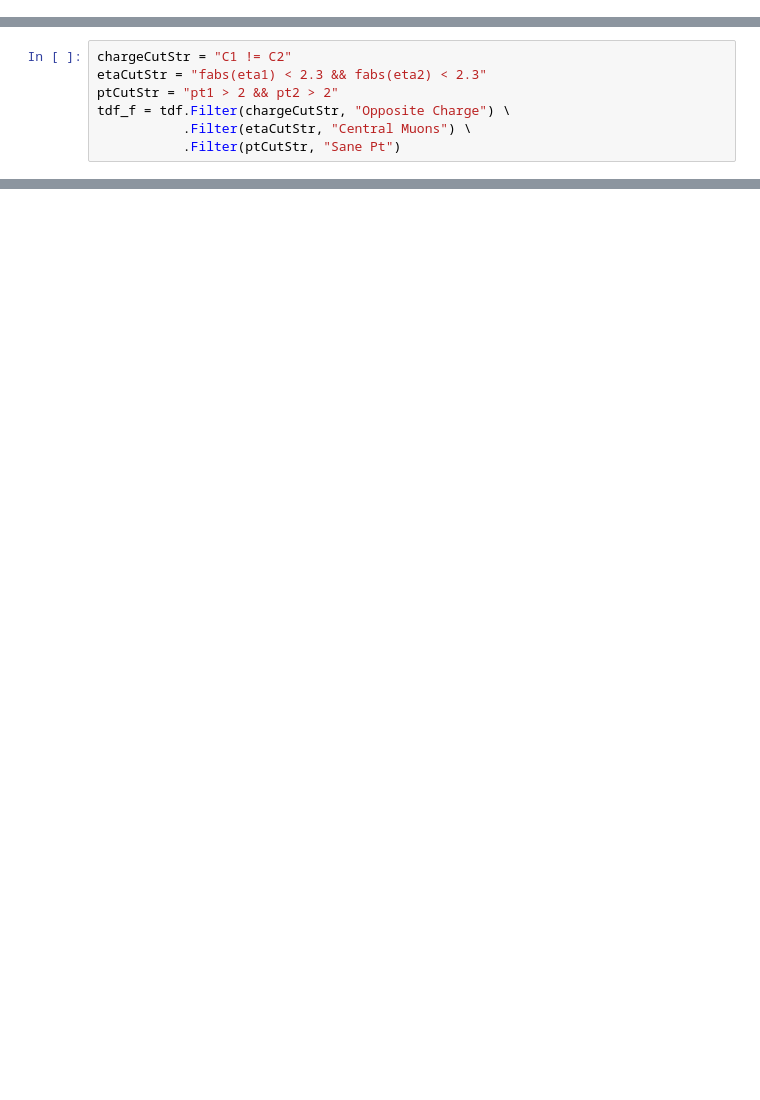
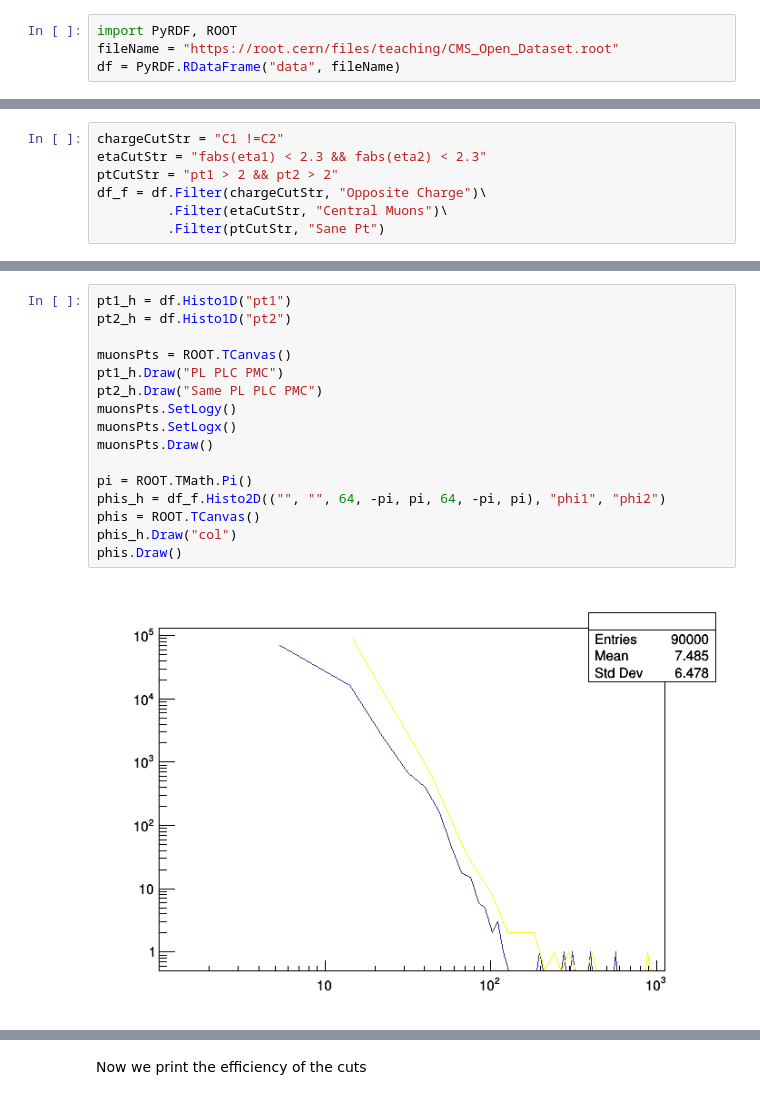
Before and after one commit to vepadulano/PyRDF, a Jupyter notebook: demos/RDF_demo.ipynb, the cells around one changed output, grey strips where cells are left out. Drawn from its saved outputs; the diff is of its cells as text; blank space fills up the shorter version.

```diff
--- a/demos/RDF_demo.ipynb
+++ b/demos/RDF_demo.ipynb
@@ -8,0 +38,4 @@ tdf = RDataFrame("data", ['CMS_Open_Dataset.root'])
+# %%
+import PyRDF, ROOT
+fileName = "https://root.cern/files/teaching/CMS_Open_Dataset.root"
+df = PyRDF.RDataFrame("data", fileName)
@@ -9,7 +54,7 @@ tdf = RDataFrame("data", ['CMS_Open_Dataset.root'])
 # %%
-chargeCutStr = "C1 != C2"
+chargeCutStr = "C1 !=C2"
 etaCutStr = "fabs(eta1) < 2.3 && fabs(eta2) < 2.3"
 ptCutStr = "pt1 > 2 && pt2 > 2"
-tdf_f = tdf.Filter(chargeCutStr, "Opposite Charge") \
-           .Filter(etaCutStr, "Central Muons") \
-           .Filter(ptCutStr, "Sane Pt")
+df_f = df.Filter(chargeCutStr, "Opposite Charge")\
+         .Filter(etaCutStr, "Central Muons")\
+         .Filter(ptCutStr, "Sane Pt")
@@ -15,0 +73,18 @@ tdf_f = tdf.Filter(chargeCutStr, "Opposite Charge") \
+# %%
+pt1_h = df.Histo1D("pt1")
+pt2_h = df.Histo1D("pt2")
+
+muonsPts = ROOT.TCanvas()
+pt1_h.Draw("PL PLC PMC")
+pt2_h.Draw("Same PL PLC PMC")
+muonsPts.SetLogy()
+muonsPts.SetLogx()
+muonsPts.Draw()
+
+pi = ROOT.TMath.Pi()
+phis_h = df_f.Histo2D(("", "", 64, -pi, pi, 64, -pi, pi), "phi1", "phi2")
+phis = ROOT.TCanvas()
+phis_h.Draw("col")
+phis.Draw()
+# %% [output]
+[figure, added]
@@ -15,0 +92,2 @@ tdf_f = tdf.Filter(chargeCutStr, "Opposite Charge") \
+# %% [markdown]
+Now we print the efficiency of the cuts
```
Also changed, not shown: parts of 21 cells of this notebook.
